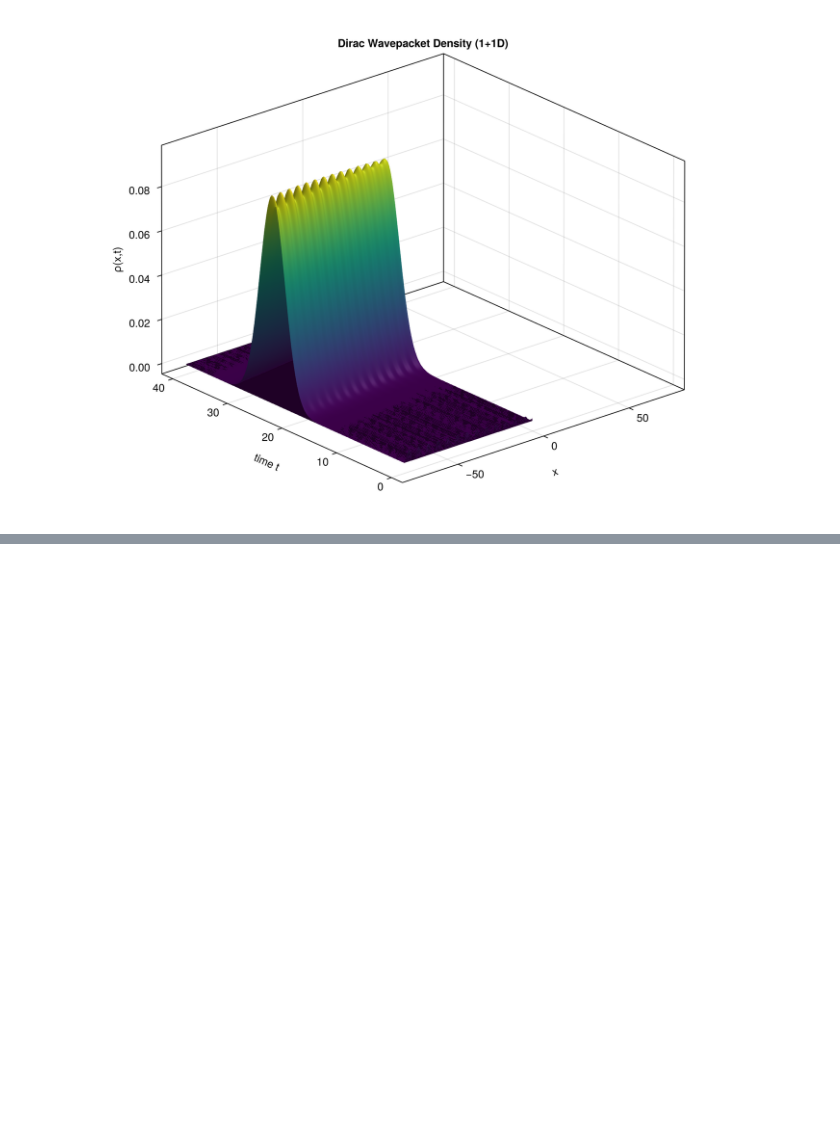
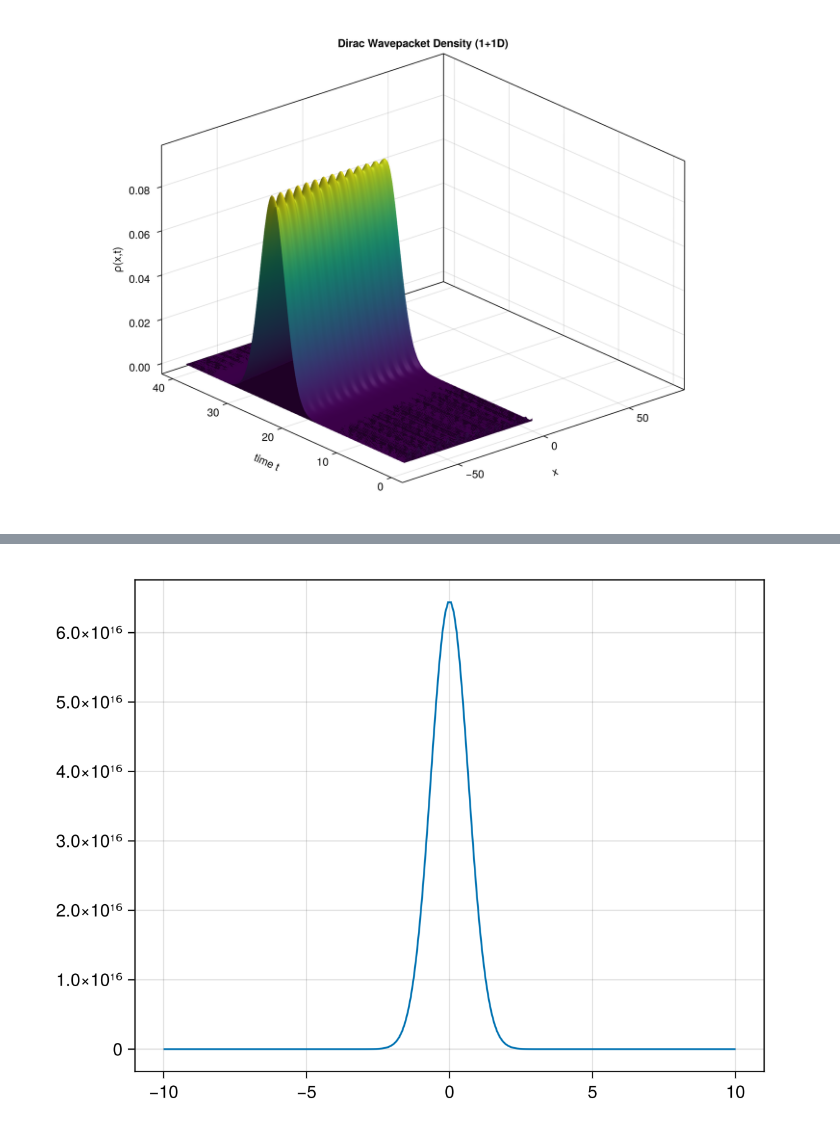
Before and after one commit to CollegeBoreal/INF1042-203-25A-04, a Jupyter notebook: 8.OOP/300098957/QUANTUM/RAPPORT.ipynb, the cells around one changed output, grey strips where cells are left out. Saved outputs shown, nothing was run; the diff lists cells and outputs as text; code cells hidden in the pictures; blank space fills up the shorter version.

```diff
--- a/8.OOP/300098957/QUANTUM/RAPPORT.ipynb
+++ b/8.OOP/300098957/QUANTUM/RAPPORT.ipynb
@@ -236,0 +391,8 @@ fig
+# %%
+
+ρ = [sum(abs2, sol[end][4(j-1)+1 : 4(j-1)+4]) for j in 1:N]
+
+using GLMakie
+lines(x, ρ)
+# %% [output]
+[figure, added]
```
Also changed, not shown: parts of 9 cells of this notebook.
